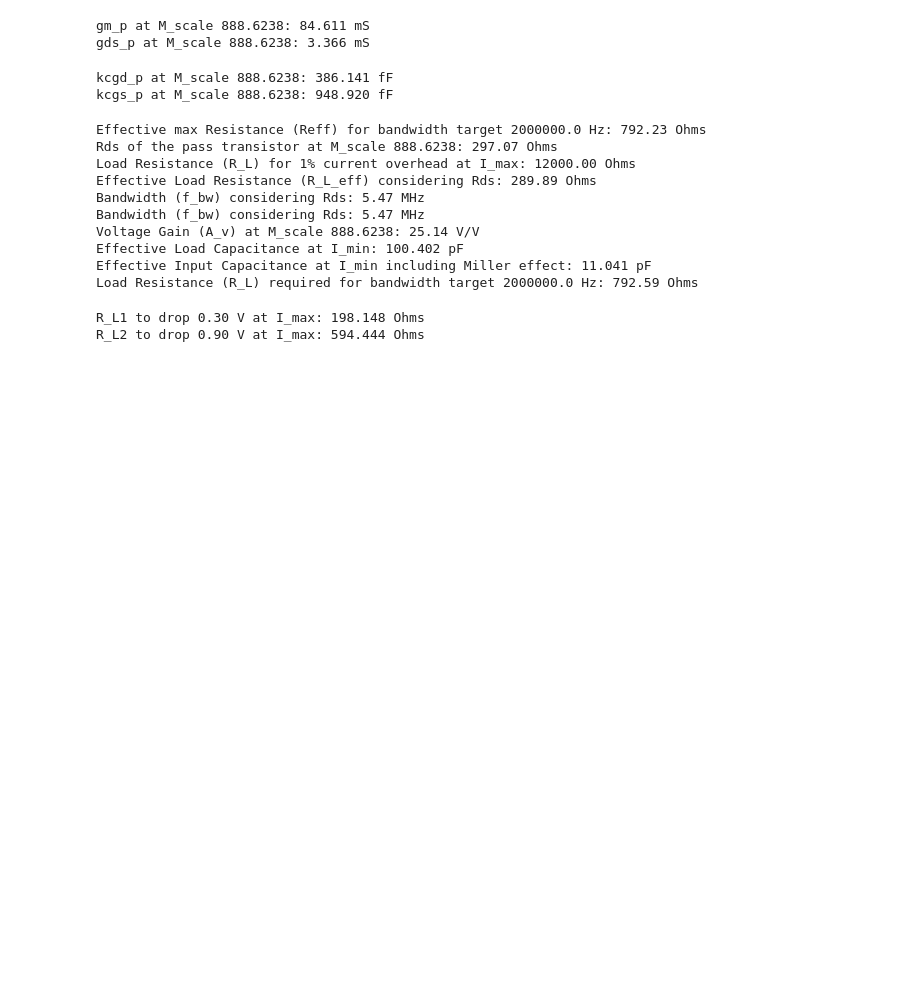
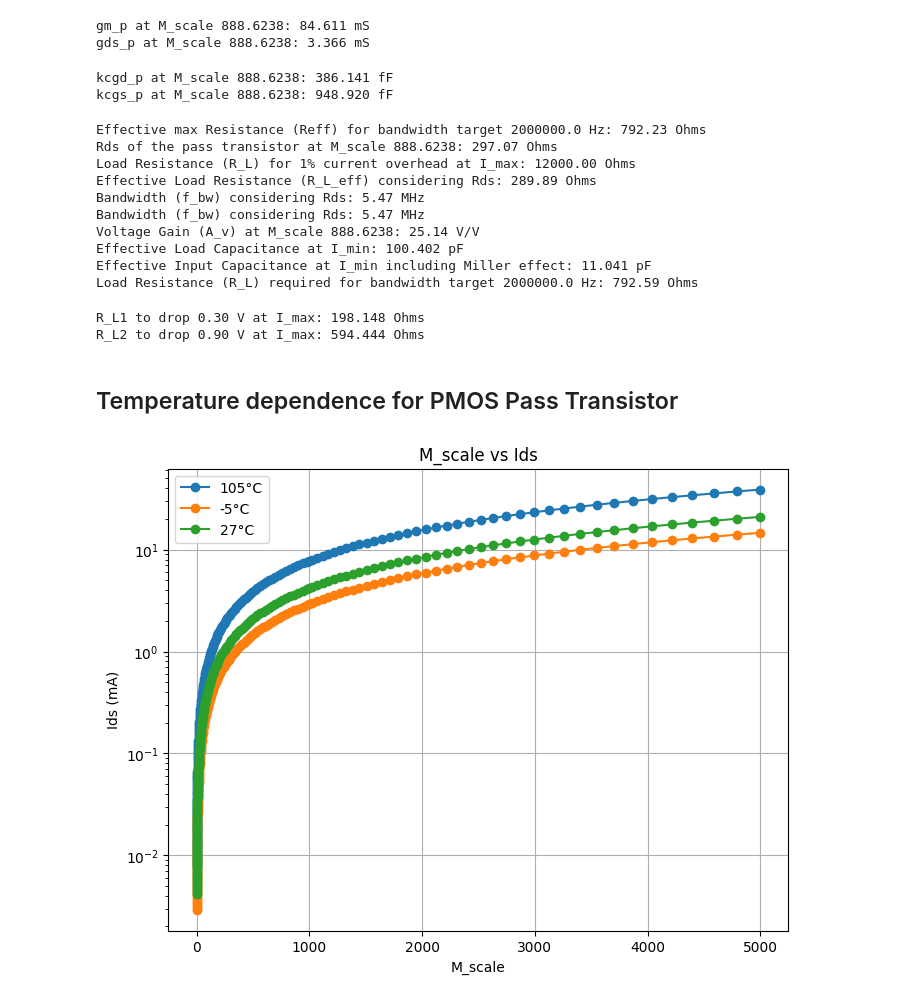
Before and after one commit to Sakthi-Kalidasan/C_ID_repo, a Jupyter notebook: LDO/LDO_Pass_Analysis.ipynb, the cells around one changed output. Drawn from its saved outputs; the diff is of its cells as text; code cells hidden in the pictures; blank space fills up the shorter version.

```diff
--- a/LDO/LDO_Pass_Analysis.ipynb
+++ b/LDO/LDO_Pass_Analysis.ipynb
@@ -336,3 +336,47 @@ print(f"R_L2 to drop {Vin_DC_amp:.2f} V at I_max: {R_L2:.3f} Ohms")
 # %% [output]
 R_L1 to drop 0.30 V at I_max: 198.148 Ohms
 R_L2 to drop 0.90 V at I_max: 594.444 Ohms
+# %% [markdown]
+## Temperature dependence for PMOS Pass Transistor
+# %%
+param_master_tt_105C = pd.read_csv("ldo_pmos_char_tt_105C.csv")
+
+kgm_p_tt_105C = np.abs(param_master_tt_105C['kgmp Y'])
+kcsg_p_tt_105C = np.abs(param_master_tt_105C['kcgs Y'])
+kcgd_p_tt_105C = np.abs(param_master_tt_105C['kcgd Y'])
+kgds_p_tt_105C = np.abs(param_master_tt_105C['kgds Y'])
+ids_tt_105C = np.abs(param_master_tt_105C['ids Y'])
+M_scale_tt_105C = np.abs(param_master_tt_105C['kgmp X'])
+# %%
+param_master_tt_m5C = pd.read_csv("ldo_pmos_char_tt_m5C.csv")
+
+kgm_p_tt_m5C = np.abs(param_master_tt_m5C['kgmp Y'])
+kcsg_p_tt_m5C = np.abs(param_master_tt_m5C['kcgs Y'])
+kcgd_p_tt_m5C = np.abs(param_master_tt_m5C['kcgd Y'])
+kgds_p_tt_m5C = np.abs(param_master_tt_m5C['kgds Y'])
+ids_tt_m5C = np.abs(param_master_tt_m5C['ids Y'])
+M_scale_tt_m5C = np.abs(param_master_tt_m5C['kgmp X'])
+# %%
+param_master_tt_27C = pd.read_csv("ldo_pmos_char_tt_27C.csv")
+
+kgm_p_tt_27C = np.abs(param_master_tt_27C['kgmp Y'])
+kcsg_p_tt_27C = np.abs(param_master_tt_27C['kcgs Y'])
+kcgd_p_tt_27C = np.abs(param_master_tt_27C['kcgd Y'])
+kgds_p_tt_27C = np.abs(param_master_tt_27C['kgds Y'])
+ids_tt_27C = np.abs(param_master_tt_27C['ids Y'])
+M_scale_tt_27C = np.abs(param_master_tt_27C['kgmp X'])
+# %%
+# plotting Ids vs M_scale
+plt.figure(figsize=(8, 6))
+plt.plot(M_scale_tt_105C, ids_tt_105C * 1e3, marker='o')
+plt.plot(M_scale_tt_m5C, ids_tt_m5C * 1e3, marker='o')
+plt.plot(M_scale_tt_27C, ids_tt_27C * 1e3, marker='o')
+plt.xlabel('M_scale')
+plt.ylabel('Ids (mA)')
+plt.yscale('log')
+plt.title('M_scale vs Ids')
+plt.legend(['105°C', '-5°C', '27°C'])
+plt.grid(True)
+plt.show()
+# %% [output]
+[figure, added]
```
Also changed, not shown: parts of 17 cells of this notebook, 15 other files.
